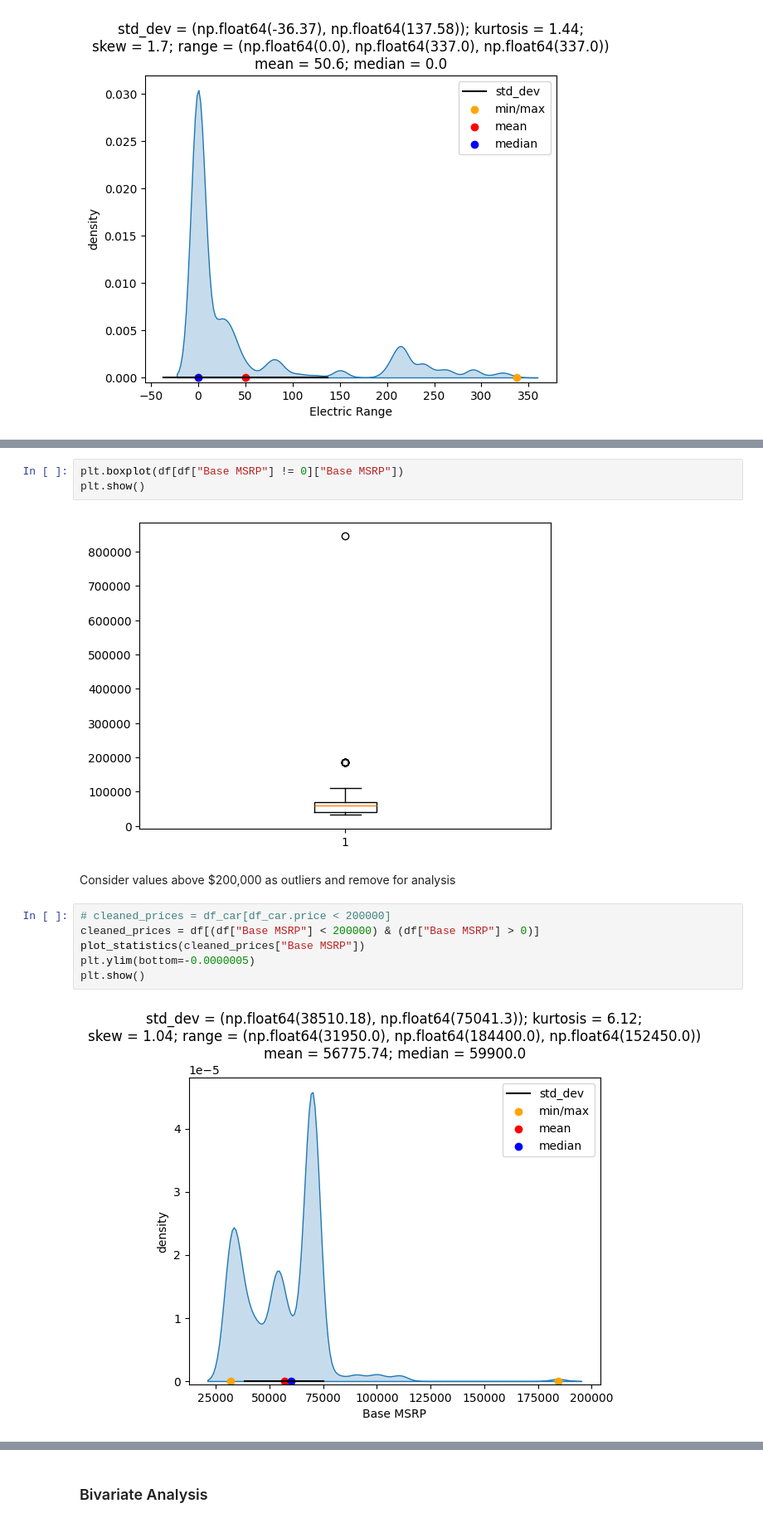
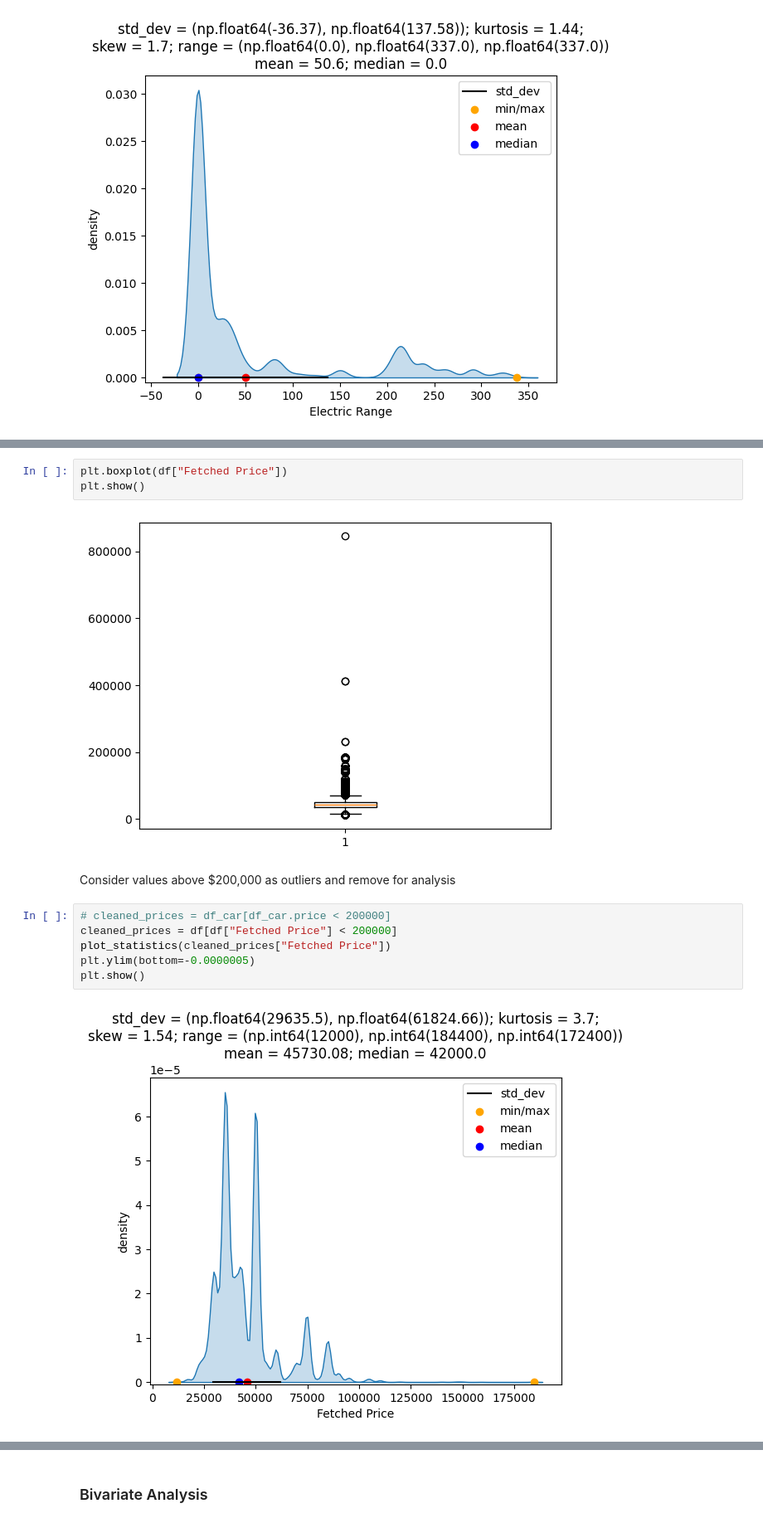
Before and after one commit to amitsingh2409/DA204o-Decoding-the-EV-Adoption, a Jupyter notebook: code/03-EDA.ipynb, the cells around one changed output, grey strips where cells are left out. Shown at 83% size. Cells and saved outputs as stored; diff of their text form.

```diff
--- a/code/03-EDA.ipynb
+++ b/code/03-EDA.ipynb
@@ -120,16 +119,16 @@ Kurtosis of 145 indicates high probability of outliers in the data
 # %%
-plt.boxplot(df[df["Base MSRP"] != 0]["Base MSRP"])
+plt.boxplot(df["Fetched Price"])
 plt.show()
 # %% [output]
-[figure, old version]
+[figure, new version]
 # %% [markdown]
 Consider values above \$200,000 as outliers and remove for analysis
 # %%
 # cleaned_prices = df_car[df_car.price < 200000]
-cleaned_prices = df[(df["Base MSRP"] < 200000) & (df["Base MSRP"] > 0)]
-plot_statistics(cleaned_prices["Base MSRP"])
+cleaned_prices = df[df["Fetched Price"] < 200000]
+plot_statistics(cleaned_prices["Fetched Price"])
 plt.ylim(bottom=-0.0000005)
 plt.show()
 # %% [output]
-[figure, old version]
+[figure, new version]
 # %% [markdown]
```
Also changed, not shown: parts of 7 cells of this notebook, 3 other files.
